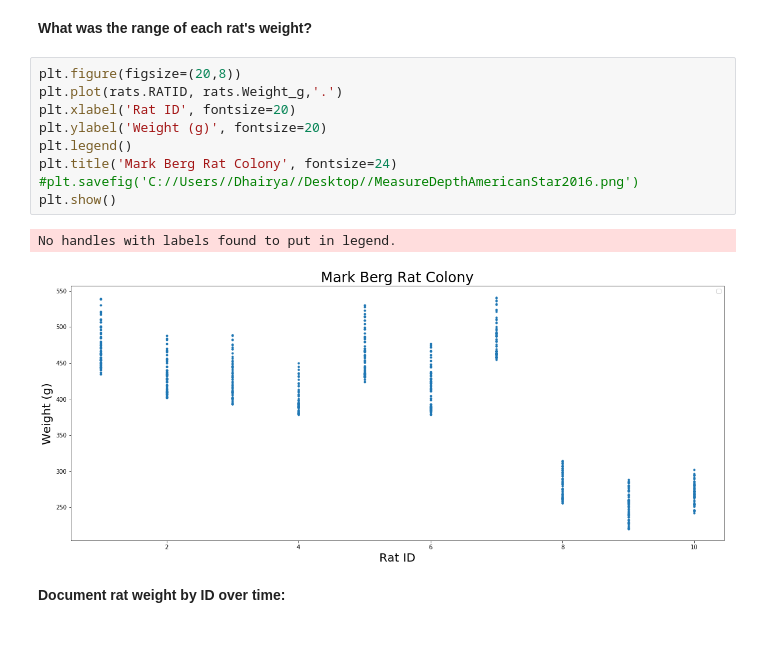
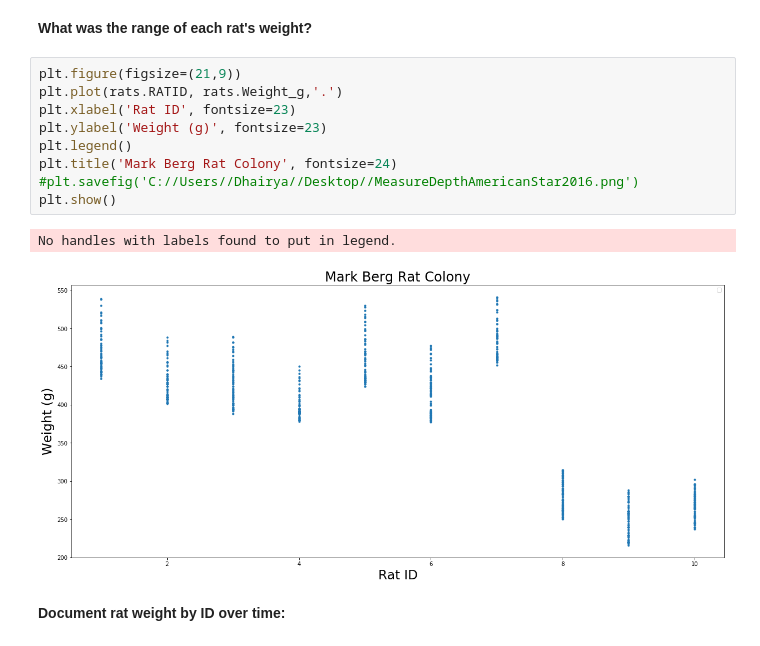
Before and after one commit to MelissaLaurino/MarkBerg_RatColony_Fall2019, a Jupyter notebook: Fall2019_MarkBergRatColony.ipynb, the cells around one changed output. Cells and saved outputs as stored; diff of their text form.

```diff
--- a/Fall2019_MarkBergRatColony.ipynb
+++ b/Fall2019_MarkBergRatColony.ipynb
@@ -64,17 +65,17 @@ print(rats)
 # %% [markdown]
 <b>What was the range of each rat's weight?
 # %%
-plt.figure(figsize=(20,8))
+plt.figure(figsize=(21,9))
 plt.plot(rats.RATID, rats.Weight_g,'.')
-plt.xlabel('Rat ID', fontsize=20)
-plt.ylabel('Weight (g)', fontsize=20)
+plt.xlabel('Rat ID', fontsize=23)
+plt.ylabel('Weight (g)', fontsize=23)
 plt.legend()
 plt.title('Mark Berg Rat Colony', fontsize=24)
 #plt.savefig('C://Users//Dhairya//Desktop//MeasureDepthAmericanStar2016.png')
 plt.show()
 # %% [output]
 No handles with labels found to put in legend.
-[figure, old version]
+[figure, new version]
 # %% [markdown]
 <b>Document rat weight by ID over time:
 # %%
```
Also changed, not shown: parts of 18 cells of this notebook, 1 other file.
